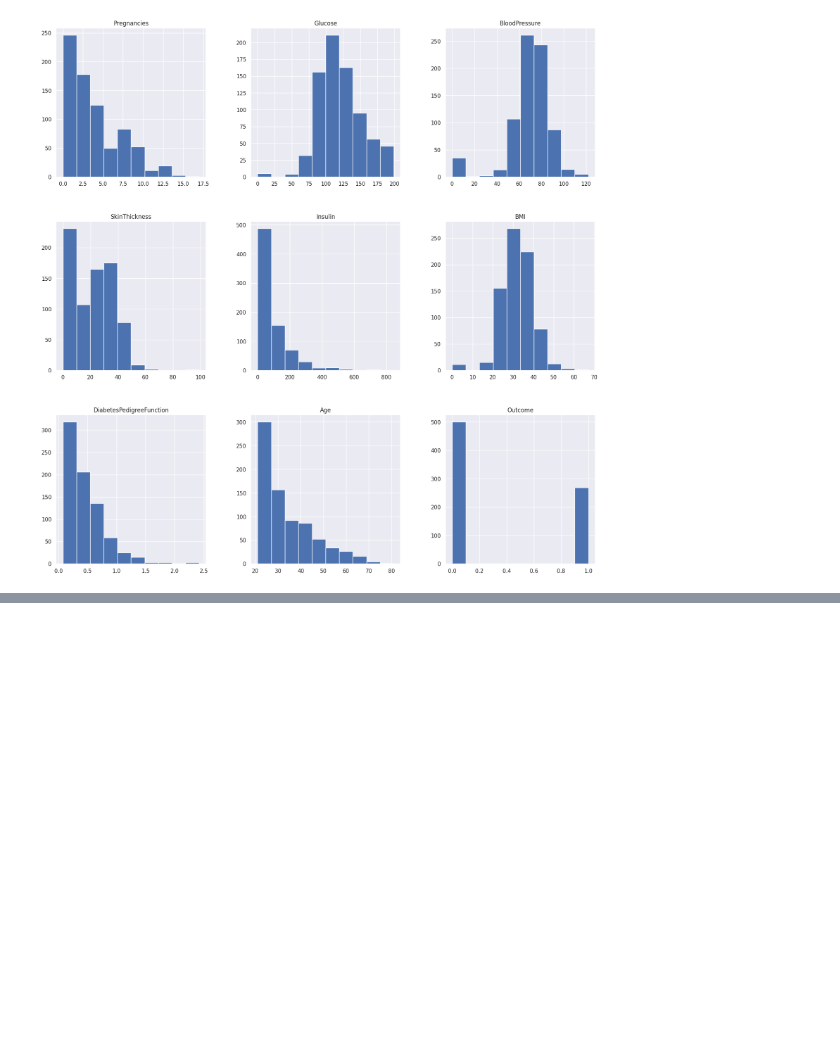
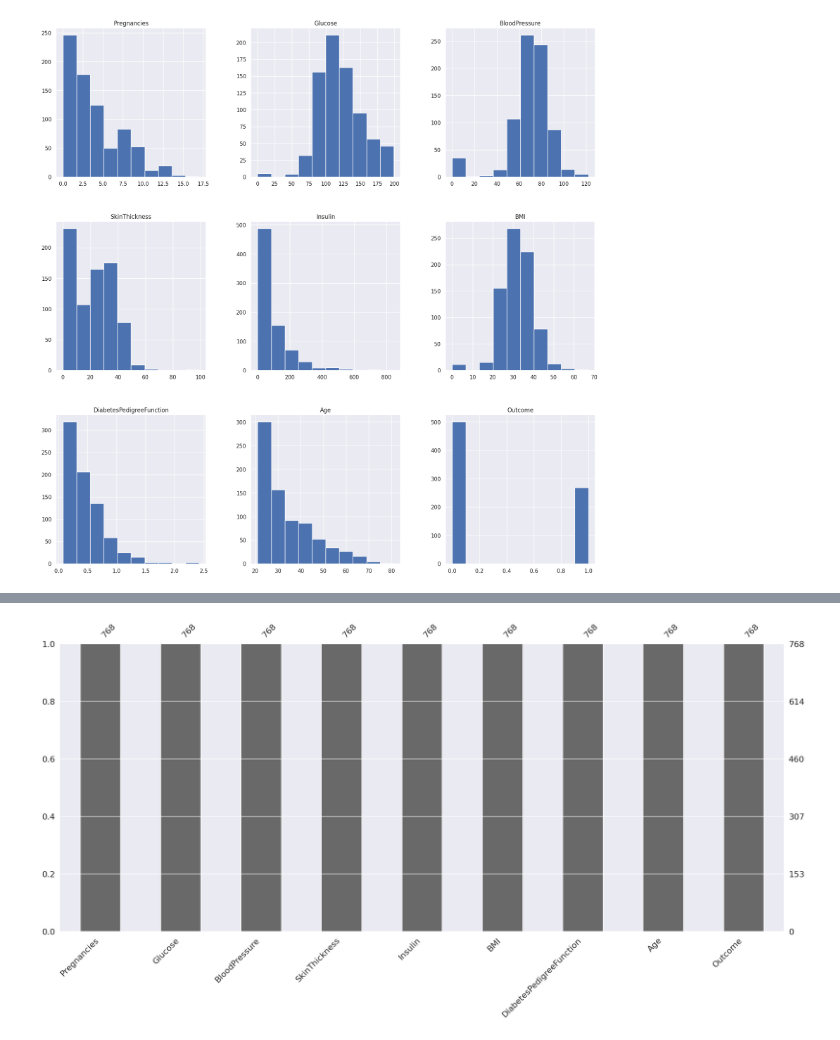
Before and after one commit to waheeb123/Python, a Jupyter notebook: finalProject.ipynb, the cells around one changed output, grey strips where cells are left out. Cells and saved outputs as stored; diff of their text form; code cells hidden in the pictures; blank space fills up the shorter version.

```diff
--- a/finalProject.ipynb
+++ b/finalProject.ipynb
@@ -103,0 +119,6 @@ p = df.hist(figsize = (20,20))
+# %%
+## null count analysis
+import missingno as msno
+p=msno.bar(df)
+# %% [output]
+[figure, added]
```
Also changed, not shown: parts of 12 cells of this notebook.
